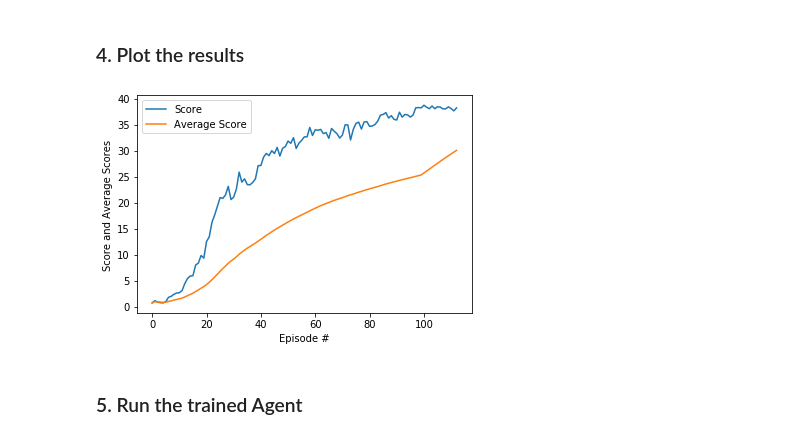
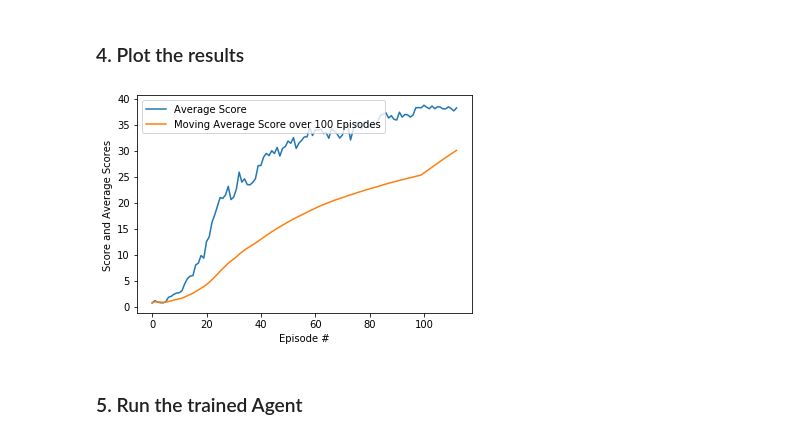
Before and after one commit to binaryknight/udacity_p2_continuous_control_project, a Jupyter notebook: Continuous_Control_Submission.ipynb, the cells around one changed output. Drawn from its saved outputs; the diff is of its cells as text; code cells hidden in the pictures.

```diff
--- a/Continuous_Control_Submission.ipynb
+++ b/Continuous_Control_Submission.ipynb
@@ -75,17 +75,17 @@ Done training
 # %%
 mean_scores = [np.mean(m) for m in scores]
 plt.ion()
 fig = plt.figure()
 _ = fig.add_subplot(111)
 plt.plot(np.arange(len(mean_scores)), mean_scores)
 plt.plot(np.arange(len(avg_scores)), avg_scores)
 plt.ylabel('Score and Average Scores ')
 plt.xlabel('Episode #')
-plt.legend(['Score', 'Average Score'], loc='upper left')
+plt.legend(['Average Score', 'Moving Average Score over 100 Episodes'], loc='upper left')
 plt.savefig('training_performance.png')
 plt.show()
 # %% [output]
-[figure, old version]
+[figure, new version]
 # %% [markdown]
 ### 5. Run the trained Agent
 # %%
```
Also changed, not shown: parts of 2 cells of this notebook, 5 other files.
